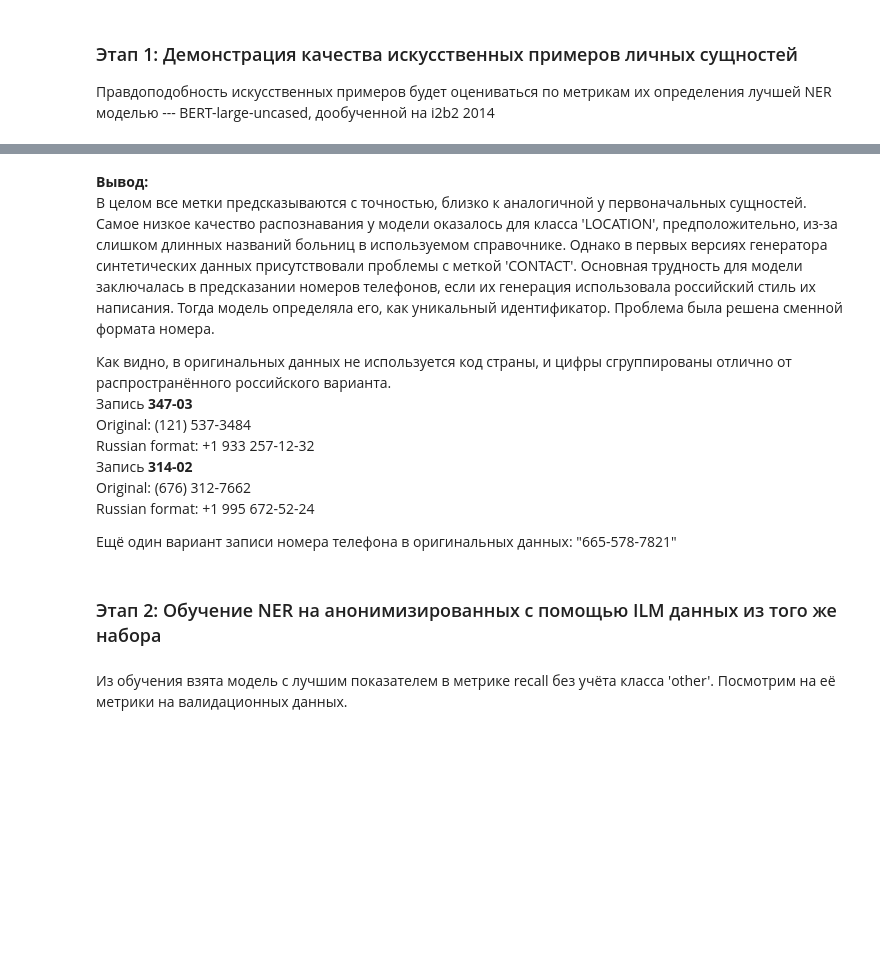
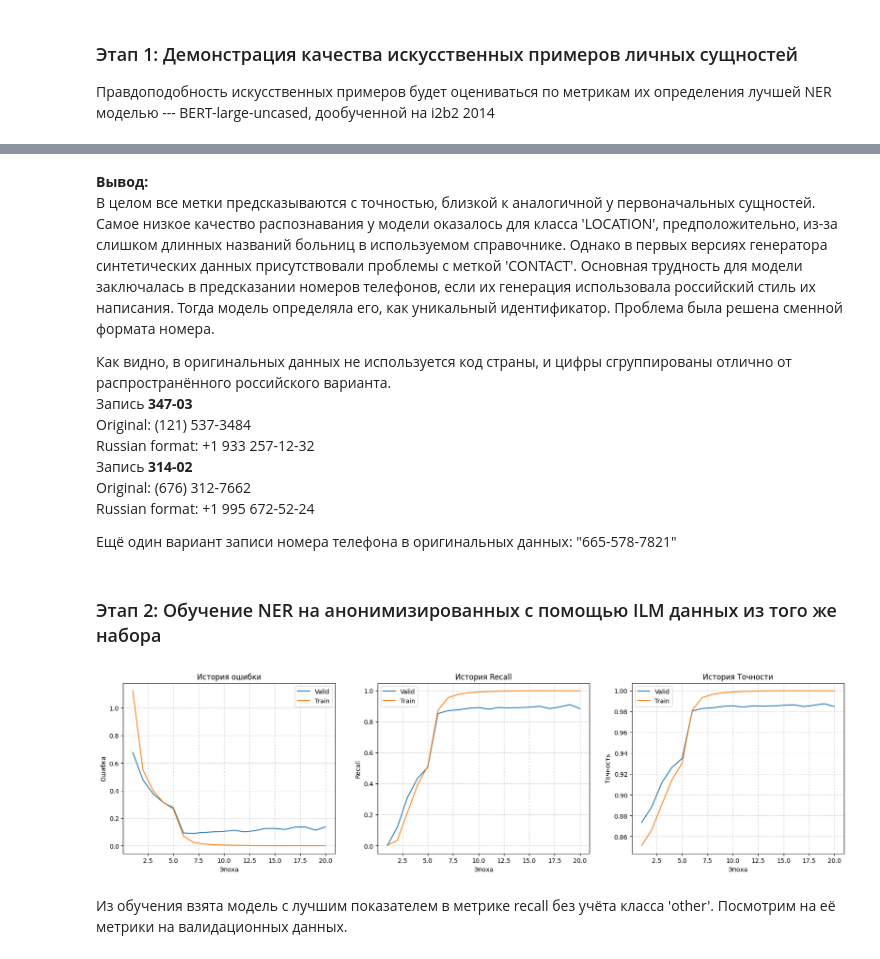
Before and after one commit to DmitryInd/UnstructuredTextAnonymization, a Jupyter notebook: inference_deid_gpt2.ipynb, the cells around one changed output, grey strips where cells are left out. Drawn from its saved outputs; the diff is of its cells as text; code cells hidden in the pictures; blank space fills up the shorter version.

```diff
--- a/inference_deid_gpt2.ipynb
+++ b/inference_deid_gpt2.ipynb
@@ -93,7 +125,7 @@ stats.get_specific_failed_predictions('LOCATION')
 stats.get_specific_failed_predictions('CONTACT')
 # %% [markdown]
 **Вывод:**
-В целом все метки предсказываются с точностью, близко к аналогичной у первоначальных сущностей. Самое низкое качество распознавания у модели оказалось для класса 'LOCATION', предположительно, из-за слишком длинных названий больниц в используемом справочнике. Однако в первых версиях генератора синтетических данных присутствовали проблемы с меткой 'CONTACT'. Основная трудность для модели заключалась в предсказании номеров телефонов, если их генерация использовала российский стиль их написания. Тогда модель определяла его, как уникальный идентификатор. Проблема была решена сменной формата номера.
+В целом все метки предсказываются с точностью, близкой к аналогичной у первоначальных сущностей. Самое низкое качество распознавания у модели оказалось для класса 'LOCATION', предположительно, из-за слишком длинных названий больниц в используемом справочнике. Однако в первых версиях генератора синтетических данных присутствовали проблемы с меткой 'CONTACT'. Основная трудность для модели заключалась в предсказании номеров телефонов, если их генерация использовала российский стиль их написания. Тогда модель определяла его, как уникальный идентификатор. Проблема была решена сменной формата номера.
 
 Как видно, в оригинальных данных не используется код страны, и цифры сгруппированы отлично от распространённого российского варианта.
 Запись **347-03**
@@ -108,7 +140,9 @@ Russian format: +1 995 672-52-24
 ### Этап 2: Обучение NER на анонимизированных с помощью ILM данных из того же набора
 # %%
 t_reader = TensorBoardReader(Path(bert_large_model_config["log_dir"]) / Path("lightning_logs"))
-t_reader.plot_ner_tensorboard_graphics(5)
+t_reader.plot_ner_tensorboard_graphics(9)
+# %% [output]
+[figure, added]
 # %% [markdown]
 Из обучения взята модель с лучшим показателем в метрике recall без учёта класса 'other'. Посмотрим на её метрики на валидационных данных.
 # %%
```
Also changed, not shown: parts of 18 cells of this notebook, 4 other files.
